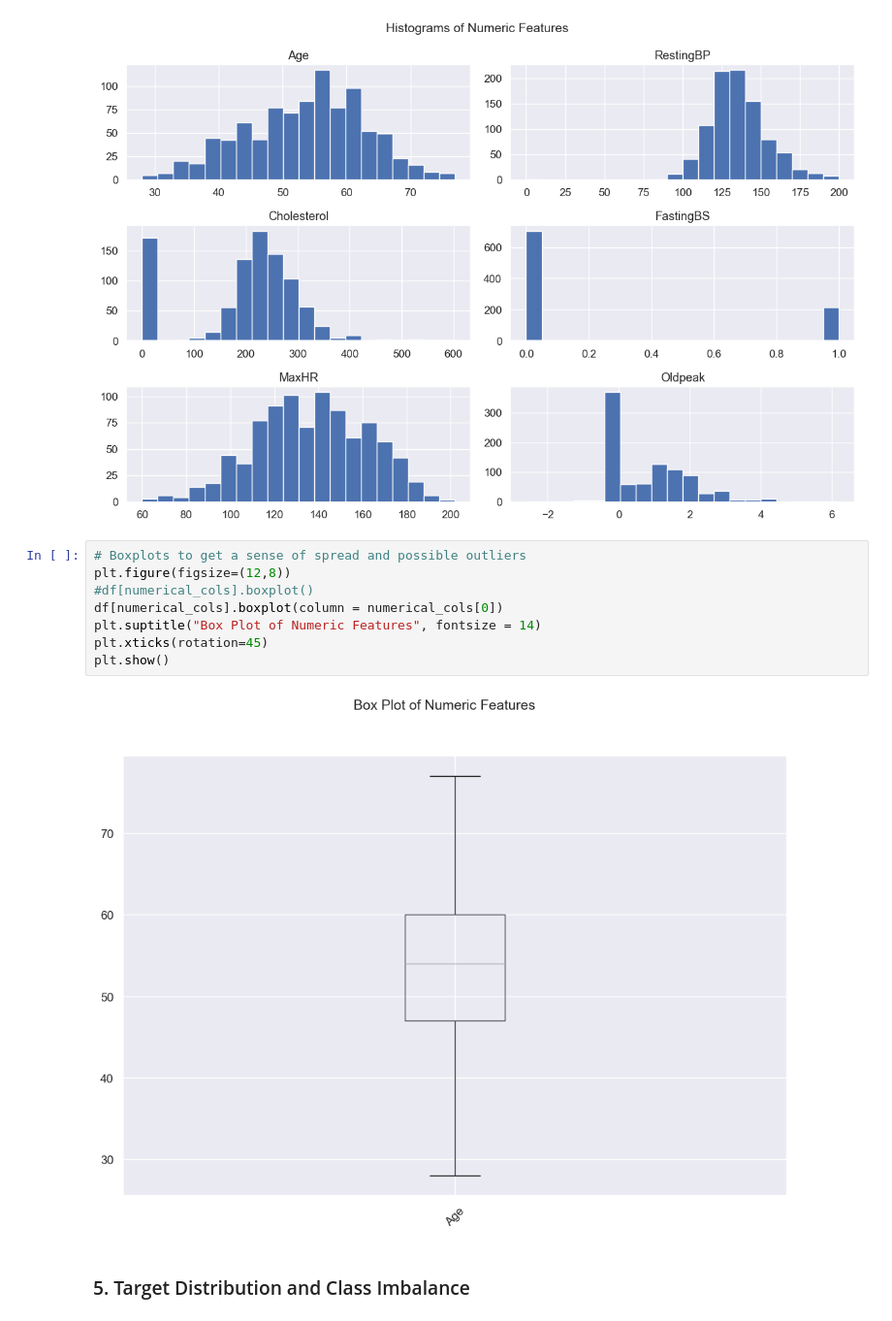
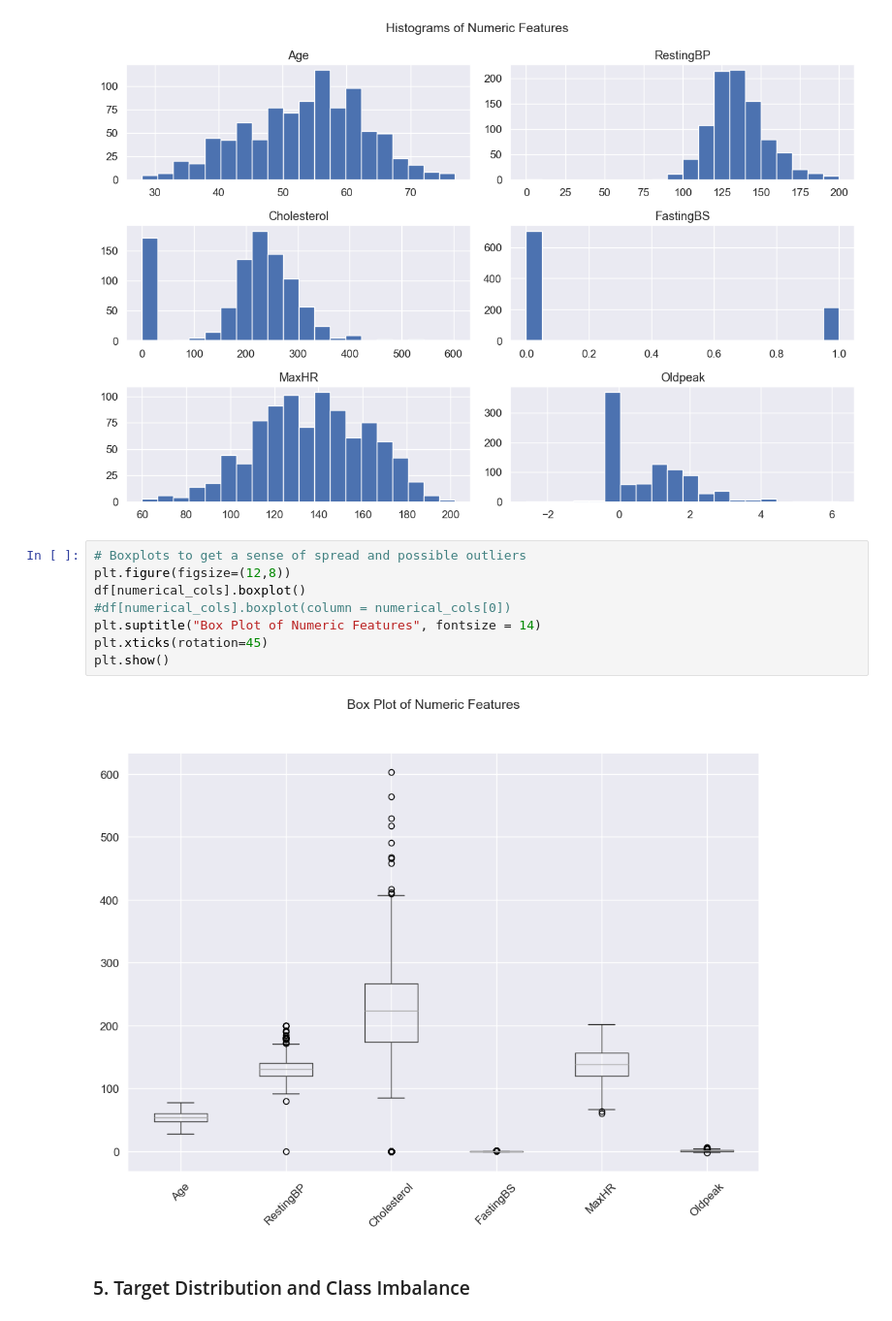
Before and after one commit to Tanvir-Ahmed-67/AI_ML_LEARNING, a Jupyter notebook: Matchine_Learning/Module_6_EDA.ipynb, the cells around one changed output. Shown at 97% size. Saved outputs shown, nothing was run; the diff lists cells and outputs as text.

```diff
--- a/Matchine_Learning/Module_6_EDA.ipynb
+++ b/Matchine_Learning/Module_6_EDA.ipynb
@@ -167,13 +167,13 @@ plt.show()
 # %%
 # Boxplots to get a sense of spread and possible outliers
 plt.figure(figsize=(12,8))
-#df[numerical_cols].boxplot()
-df[numerical_cols].boxplot(column = numerical_cols[0])
+df[numerical_cols].boxplot()
+#df[numerical_cols].boxplot(column = numerical_cols[0])
 plt.suptitle("Box Plot of Numeric Features", fontsize = 14)
 plt.xticks(rotation=45)
 plt.show()
 # %% [output]
-[figure, old version]
+[figure, new version]
 # %% [markdown]
 ### 5. Target Distribution and Class Imbalance
 # %%
```
Also changed, not shown: parts of 8 cells of this notebook, 3 other files.
